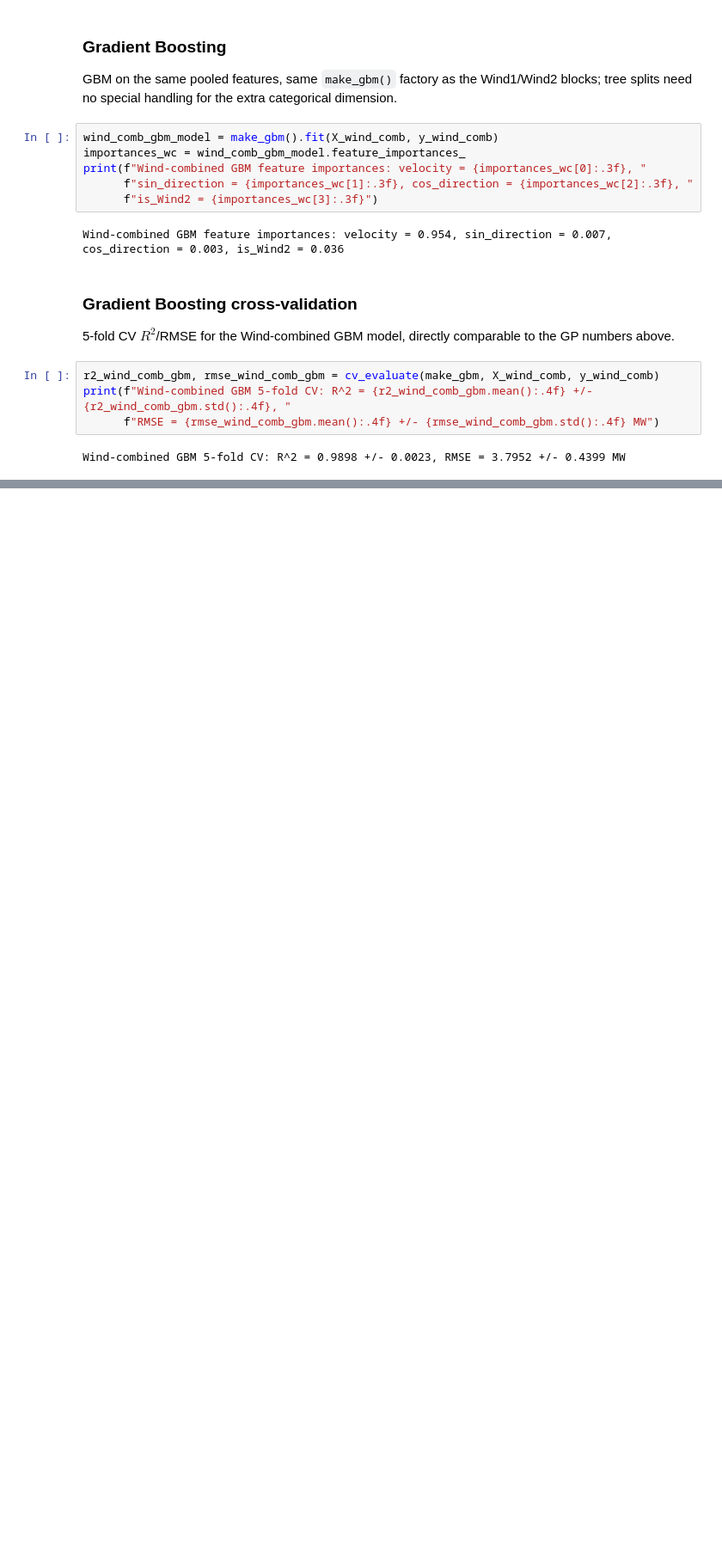
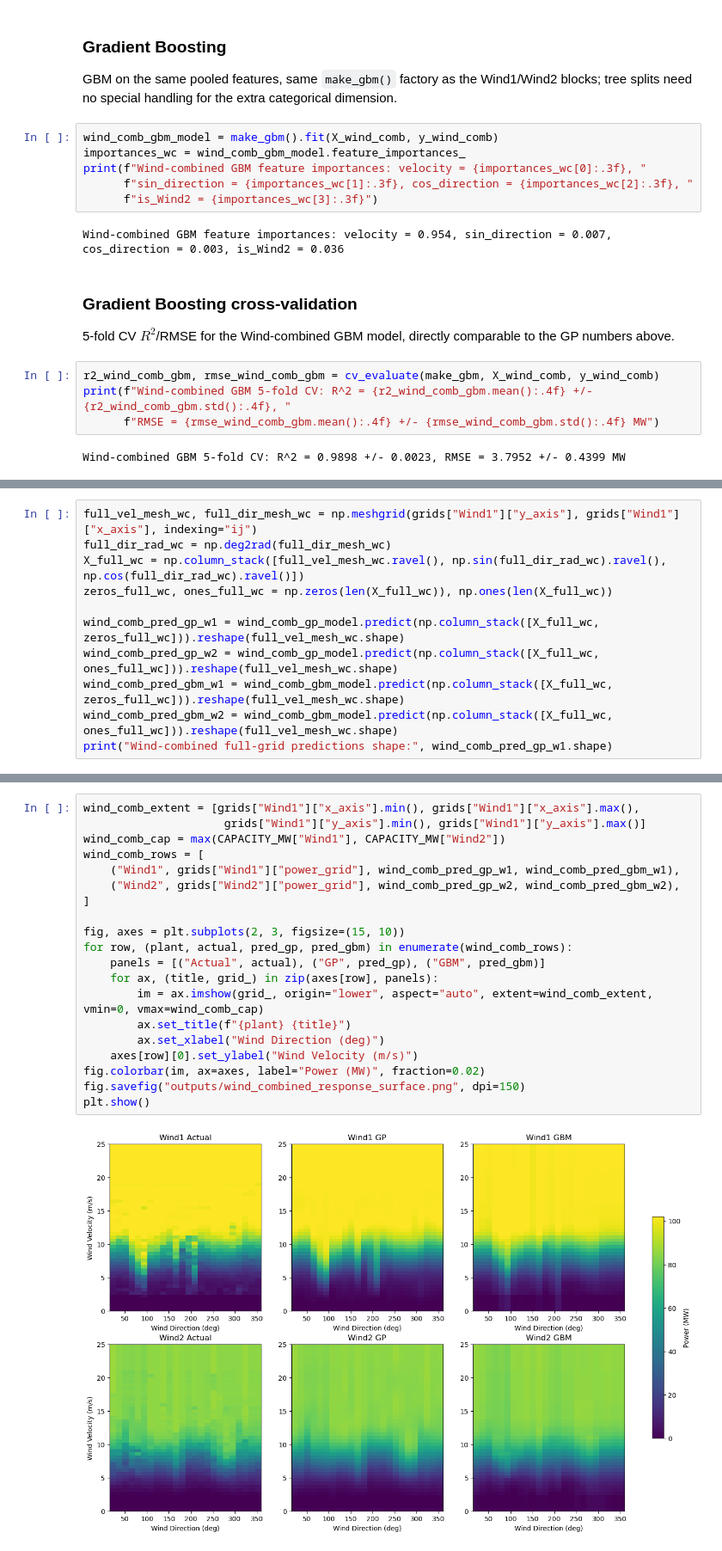
Before and after one commit to ErickChauke/power-curve-modeling-pv-wind, a Jupyter notebook: notebook.ipynb, the cells around one changed output, grey strips where cells are left out. Shown at 86% size. Saved outputs shown, nothing was run; the diff lists cells and outputs as text; blank space fills up the shorter version.

Commit message:
Add Wind-combined response-surface and residual heatmaps subsection

```diff
--- a/notebook.ipynb
+++ b/notebook.ipynb
@@ -1626,0 +1633,11 @@ Wind-combined GBM 5-fold CV: R^2 = 0.9898 +/- 0.0023, RMSE = 3.7952 +/- 0.4399 M
+# %%
+full_vel_mesh_wc, full_dir_mesh_wc = np.meshgrid(grids["Wind1"]["y_axis"], grids["Wind1"]["x_axis"], indexing="ij")
+full_dir_rad_wc = np.deg2rad(full_dir_mesh_wc)
+X_full_wc = np.column_stack([full_vel_mesh_wc.ravel(), np.sin(full_dir_rad_wc).ravel(), np.cos(full_dir_rad_wc).ravel()])
+zeros_full_wc, ones_full_wc = np.zeros(len(X_full_wc)), np.ones(len(X_full_wc))
+
+wind_comb_pred_gp_w1 = wind_comb_gp_model.predict(np.column_stack([X_full_wc, zeros_full_wc])).reshape(full_vel_mesh_wc.shape)
+wind_comb_pred_gp_w2 = wind_comb_gp_model.predict(np.column_stack([X_full_wc, ones_full_wc])).reshape(full_vel_mesh_wc.shape)
+wind_comb_pred_gbm_w1 = wind_comb_gbm_model.predict(np.column_stack([X_full_wc, zeros_full_wc])).reshape(full_vel_mesh_wc.shape)
+wind_comb_pred_gbm_w2 = wind_comb_gbm_model.predict(np.column_stack([X_full_wc, ones_full_wc])).reshape(full_vel_mesh_wc.shape)
+print("Wind-combined full-grid predictions shape:", wind_comb_pred_gp_w1.shape)
@@ -1626,0 +1651,22 @@ Wind-combined GBM 5-fold CV: R^2 = 0.9898 +/- 0.0023, RMSE = 3.7952 +/- 0.4399 M
+# %%
+wind_comb_extent = [grids["Wind1"]["x_axis"].min(), grids["Wind1"]["x_axis"].max(),
+                     grids["Wind1"]["y_axis"].min(), grids["Wind1"]["y_axis"].max()]
+wind_comb_cap = max(CAPACITY_MW["Wind1"], CAPACITY_MW["Wind2"])
+wind_comb_rows = [
+    ("Wind1", grids["Wind1"]["power_grid"], wind_comb_pred_gp_w1, wind_comb_pred_gbm_w1),
+    ("Wind2", grids["Wind2"]["power_grid"], wind_comb_pred_gp_w2, wind_comb_pred_gbm_w2),
+]
+
+fig, axes = plt.subplots(2, 3, figsize=(15, 10))
+for row, (plant, actual, pred_gp, pred_gbm) in enumerate(wind_comb_rows):
+    panels = [("Actual", actual), ("GP", pred_gp), ("GBM", pred_gbm)]
+    for ax, (title, grid_) in zip(axes[row], panels):
+        im = ax.imshow(grid_, origin="lower", aspect="auto", extent=wind_comb_extent, vmin=0, vmax=wind_comb_cap)
+        ax.set_title(f"{plant} {title}")
+        ax.set_xlabel("Wind Direction (deg)")
+    axes[row][0].set_ylabel("Wind Velocity (m/s)")
+fig.colorbar(im, ax=axes, label="Power (MW)", fraction=0.02)
+fig.savefig("outputs/wind_combined_response_surface.png", dpi=150)
+plt.show()
+# %% [output]
+[figure, added]
```
Also changed, not shown: parts of 6 cells of this notebook, 2 other files.
